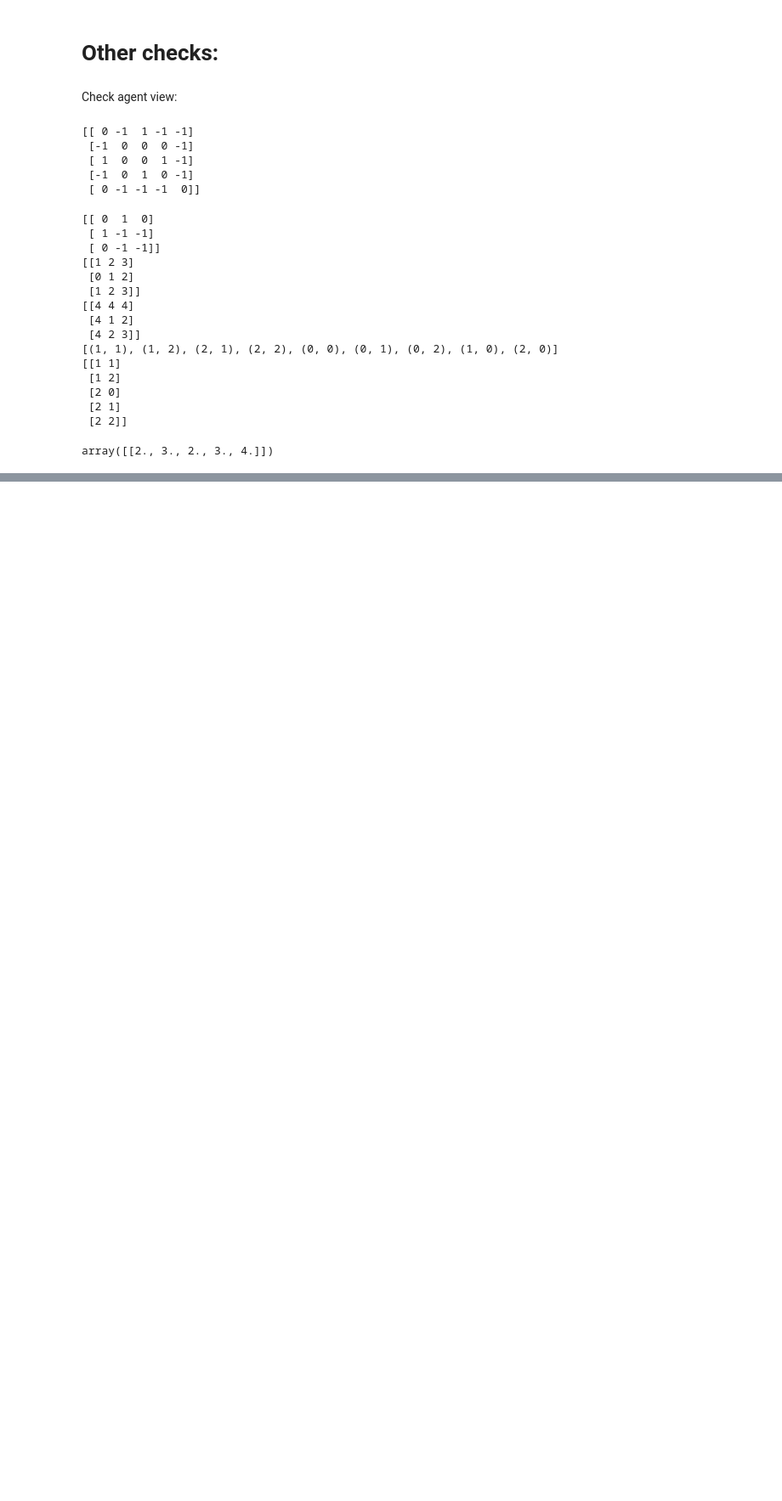
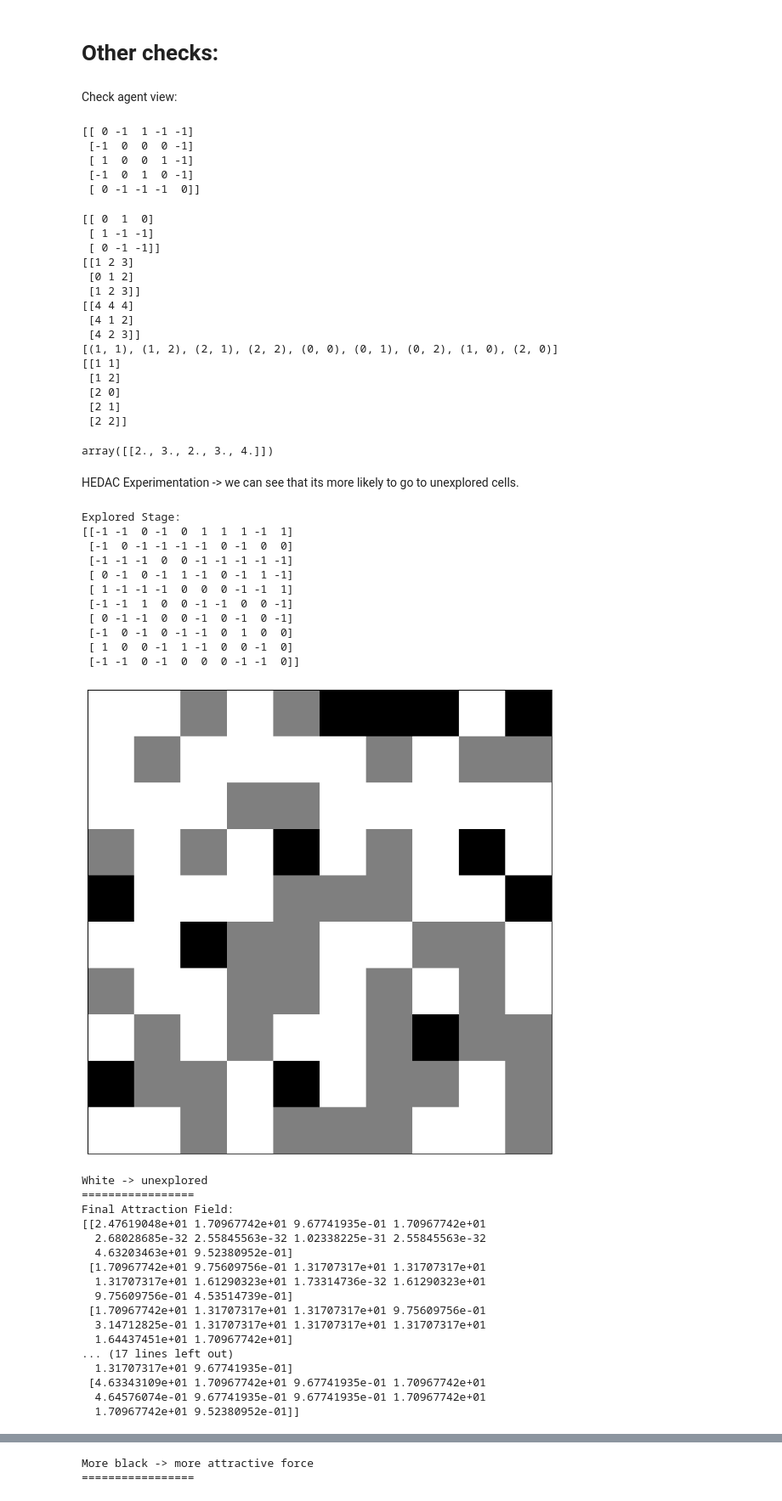
Before and after one commit to manouslinard/multiagent-exploration, a Jupyter notebook: Swarm_RL-Manousos.ipynb, the cells around one changed output, grey strips where cells are left out. Shown at 85% size. Drawn from its saved outputs; the diff is of its cells as text; code cells hidden in the pictures; blank space fills up the shorter version.

Commit message:
impl hedac+added it to explore func

```diff
--- a/Swarm_RL-Manousos.ipynb
+++ b/Swarm_RL-Manousos.ipynb
@@ -1264,3 +1180,55 @@ print(indx)
  [2 1]
  [2 2]]
 array([[2., 3., 2., 3., 4.]])
+# %% [markdown]
+HEDAC Experimentation -> we can see that its more likely to go to unexplored cells.
+# %%
+explored_stage = generate_stage(10, 10)
+# puts artificially some unexplored coords:
+rep_perc = 0.5
+random_indices = np.random.choice(range(explored_stage.size), size=int(explored_stage.shape[0]*explored_stage.shape[1]*rep_perc), replace=False)
+explored_stage.flat[random_indices] = -1
+
+u = calc_attractive_field(explored_stage)
+
+print("Explored Stage:")
+print(explored_stage)
+draw_maze(explored_stage)
+print("White -> unexplored")
+print("=================")
+
+print("Final Attraction Field:")
+print(u)
+draw_maze(u)
+print("More black -> more attractive force")
+print("=================")
+# %% [output]
+Explored Stage:
+[[-1 -1  0 -1  0  1  1  1 -1  1]
+ [-1  0 -1 -1 -1 -1  0 -1  0  0]
+ [-1 -1 -1  0  0 -1 -1 -1 -1 -1]
+ [ 0 -1  0 -1  1 -1  0 -1  1 -1]
+ [ 1 -1 -1 -1  0  0  0 -1 -1  1]
+ [-1 -1  1  0  0 -1 -1  0  0 -1]
+ [ 0 -1 -1  0  0 -1  0 -1  0 -1]
+ [-1  0 -1  0 -1 -1  0  1  0  0]
+ [ 1  0  0 -1  1 -1  0  0 -1  0]
+ [-1 -1  0 -1  0  0  0 -1 -1  0]]
+[figure, added]
+White -> unexplored
+=================
+Final Attraction Field:
+[[2.47619048e+01 1.70967742e+01 9.67741935e-01 1.70967742e+01
+  2.68028685e-32 2.55845563e-32 1.02338225e-31 2.55845563e-32
+  4.63203463e+01 9.52380952e-01]
+ [1.70967742e+01 9.75609756e-01 1.31707317e+01 1.31707317e+01
+  1.31707317e+01 1.61290323e+01 1.73314736e-32 1.61290323e+01
+  9.75609756e-01 4.53514739e-01]
+ [1.70967742e+01 1.31707317e+01 1.31707317e+01 9.75609756e-01
+  3.14712825e-01 1.31707317e+01 1.31707317e+01 1.31707317e+01
+  1.64437451e+01 1.70967742e+01]
+... (17 lines left out)
+  1.31707317e+01 9.67741935e-01]
+ [4.63343109e+01 1.70967742e+01 9.67741935e-01 1.70967742e+01
+  4.64576074e-01 9.67741935e-01 9.67741935e-01 1.70967742e+01
+  1.70967742e+01 9.52380952e-01]]
@@ -1266,0 +1236,2 @@ array([[2., 3., 2., 3., 4.]])
+More black -> more attractive force
+=================
```
Also changed, not shown: parts of 13 cells of this notebook.
